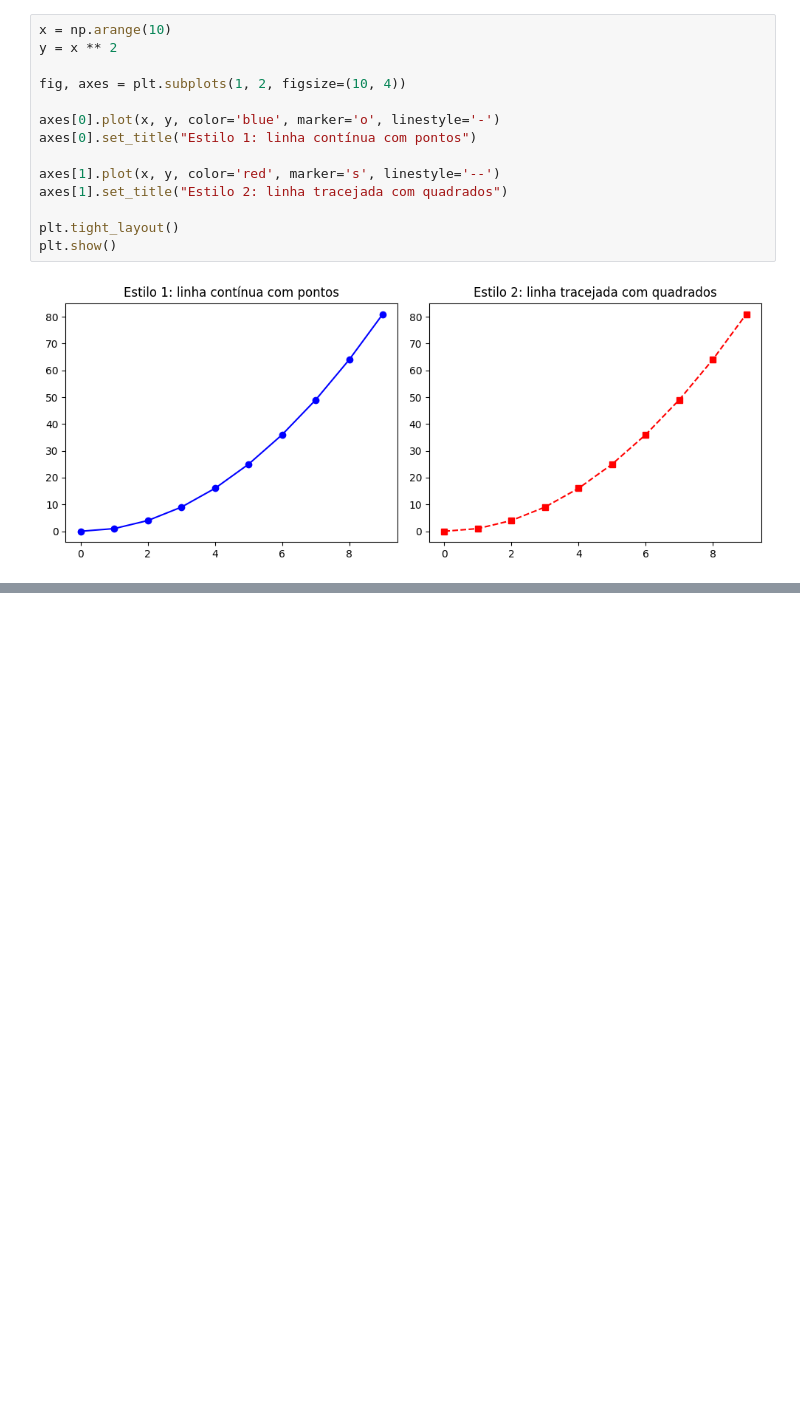
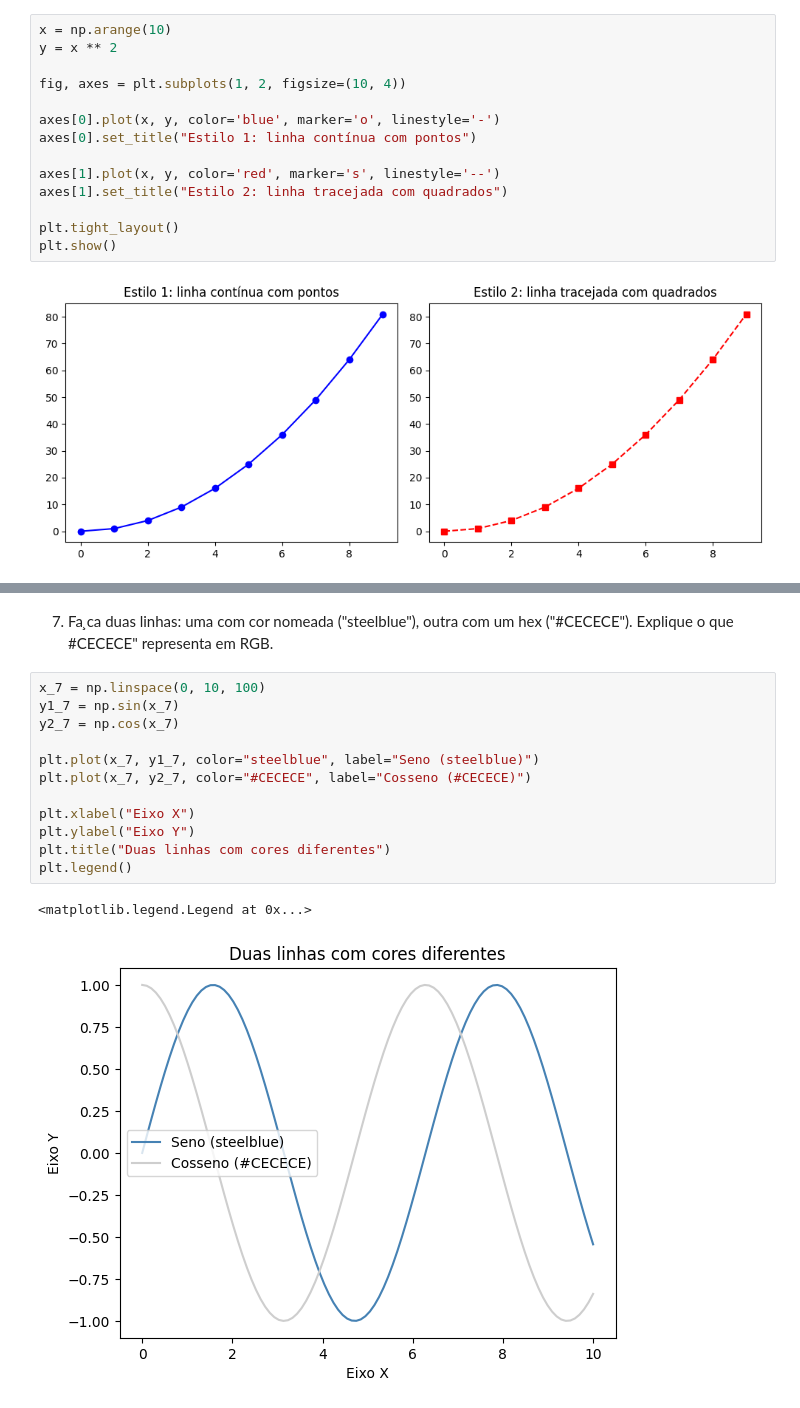
Before and after one commit to Djeffersonkkj/portifolio-de-estudos, a Jupyter notebook: UEPB_DataScience/P3/visualizacao_de_dados/atividade_1.ipynb, the cells around one changed output, grey strips where cells are left out. Cells and saved outputs as stored; diff of their text form; blank space fills up the shorter version.

```diff
--- a/UEPB_DataScience/P3/visualizacao_de_dados/atividade_1.ipynb
+++ b/UEPB_DataScience/P3/visualizacao_de_dados/atividade_1.ipynb
@@ -89,0 +108,18 @@ plt.show()
+# %% [markdown]
+7. Fa ̧ca duas linhas: uma com cor nomeada ("steelblue"), outra com um hex ("#CECECE").
+Explique o que \#CECECE" representa em RGB.
+# %%
+x_7 = np.linspace(0, 10, 100)
+y1_7 = np.sin(x_7)
+y2_7 = np.cos(x_7)
+
+plt.plot(x_7, y1_7, color="steelblue", label="Seno (steelblue)")
+plt.plot(x_7, y2_7, color="#CECECE", label="Cosseno (#CECECE)")
+
+plt.xlabel("Eixo X")
+plt.ylabel("Eixo Y")
+plt.title("Duas linhas com cores diferentes")
+plt.legend()
+# %% [output]
+<matplotlib.legend.Legend at 0x...>
+[figure, added]
```
Also changed, not shown: parts of 8 cells of this notebook.
